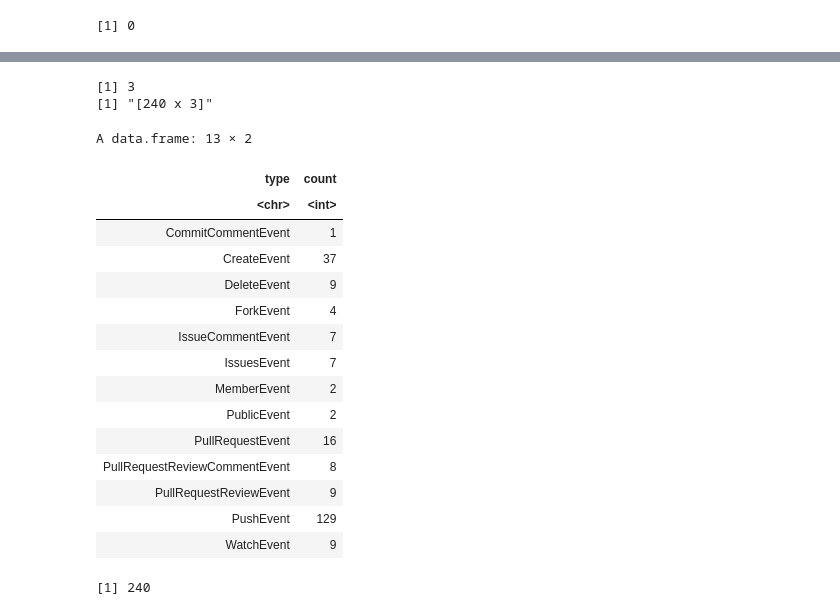
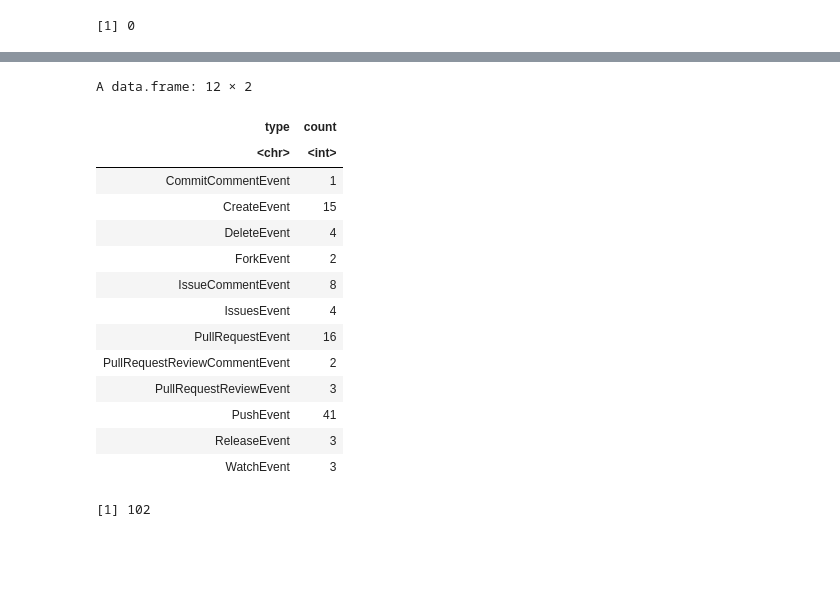
Before and after one commit to boweny0319/DATA534_Project_Notebook, a Jupyter notebook: GitHub_Activity_API.ipynb, the cells around one changed output, grey strips where cells are left out. Cells and saved outputs as stored; diff of their text form; code cells hidden in the pictures; blank space fills up the shorter version.

```diff
--- a/GitHub_Activity_API.ipynb
+++ b/GitHub_Activity_API.ipynb
@@ -67,9 +74,9 @@ github_get_public_events <- function(per_page=30, page=1, output_type="list"){
 # %%
-github_get_organization_events <- function(organization, per_page=30, page=1, output_type="list"){
+github_get_organization_events <- function(organization, per_page=30, page=1, output_type="list",username = "",token = ""){
 
     path <- paste("/orgs/", organization, "/events", sep="")
 
-    response <- github_api(path,per_page,page)
+    response <- github_api(path,per_page,page,username,token)
 
     result <- format_response(response,output_type)
 
@@ -116,28 +160,8 @@ list()
 # %%
-github_count_events_bytype <- function(range, max_event_num){
-    if (max_event_num < 1 || max_event_num != round(max_event_num)) {
-        stop("The max_event_num parameter should be a positive integer", call. = FALSE)
-    }
-    total_pages <- ceiling(max_event_num/100)
-    print(total_pages)
-    result <- NULL
-    datalist = list()
-    for (i in 1:total_pages){
-        if (range == "all public") {
-            temp_df <- github_get_public_events(100, page=i,"dataframe")
-            temp_df <- temp_df[,c("id","type","created_at")]
-        }
+github_count_events_bytype <- function(range, max_event_num, owner = "", repo = "", organization = ""){
 
-        if (length(temp_df) > 0) {
-            datalist[[i]] <- temp_df
-        } else {
-            break
-        }
-    }
 
-    binded_df <- dplyr::bind_rows(datalist)
-    binded_df <- binded_df[1:max_event_num,]
-    print(dplyr::dim_desc(binded_df))
+    binded_df <- github_lastn_events_df(range,max_event_num,owner,repo,organization)
     result <- binded_df |> dplyr::count(type, name = "count")
     result
 
@@ -145,28 +199,28 @@ github_count_events_bytype <- function(range, max_event_num){
+# %%
+cc <- github_count_events_bytype("all public",102)
+# %%
+cc
+# %% [output]
+A data.frame: 12 × 2
+| type | count |
+| <chr> | <int> |
+| CommitCommentEvent | 1 |
+| CreateEvent | 15 |
+| DeleteEvent | 4 |
+| ForkEvent | 2 |
+| IssueCommentEvent | 8 |
+| IssuesEvent | 4 |
+| PullRequestEvent | 16 |
+| PullRequestReviewCommentEvent | 2 |
+| PullRequestReviewEvent | 3 |
+| PushEvent | 41 |
+| ReleaseEvent | 3 |
+| WatchEvent | 3 |
 # %%
-testit <- github_count_events_bytype("all public",240)
+testit <- github_lastn_events_df("all public",102)
-# %% [output]
-[1] 3
-[1] "[240 x 3]"
 # %%
-testit
+# testit
-# %% [output]
-A data.frame: 13 × 2
-| type | count |
-| <chr> | <int> |
-| CommitCommentEvent | 1 |
-| CreateEvent | 37 |
-| DeleteEvent | 9 |
-| ForkEvent | 4 |
-| IssueCommentEvent | 7 |
-| IssuesEvent | 7 |
-| MemberEvent | 2 |
-| PublicEvent | 2 |
-| PullRequestEvent | 16 |
-| PullRequestReviewCommentEvent | 8 |
-| PullRequestReviewEvent | 9 |
-| PushEvent | 129 |
-| WatchEvent | 9 |
 # %%
-sum(testit[,"count"])
+sum(cc[,"count"])
 # %% [output]
-[1] 240
+[1] 102
```
Also changed, not shown: parts of 22 cells of this notebook, 2 other files.
